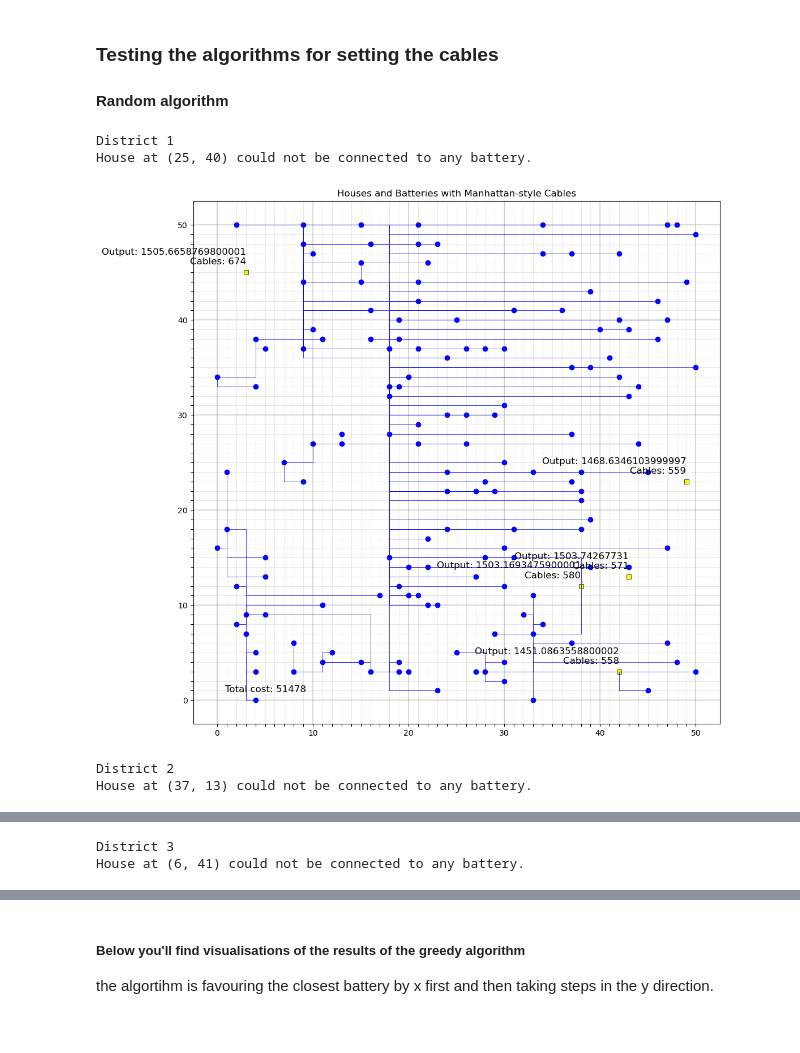
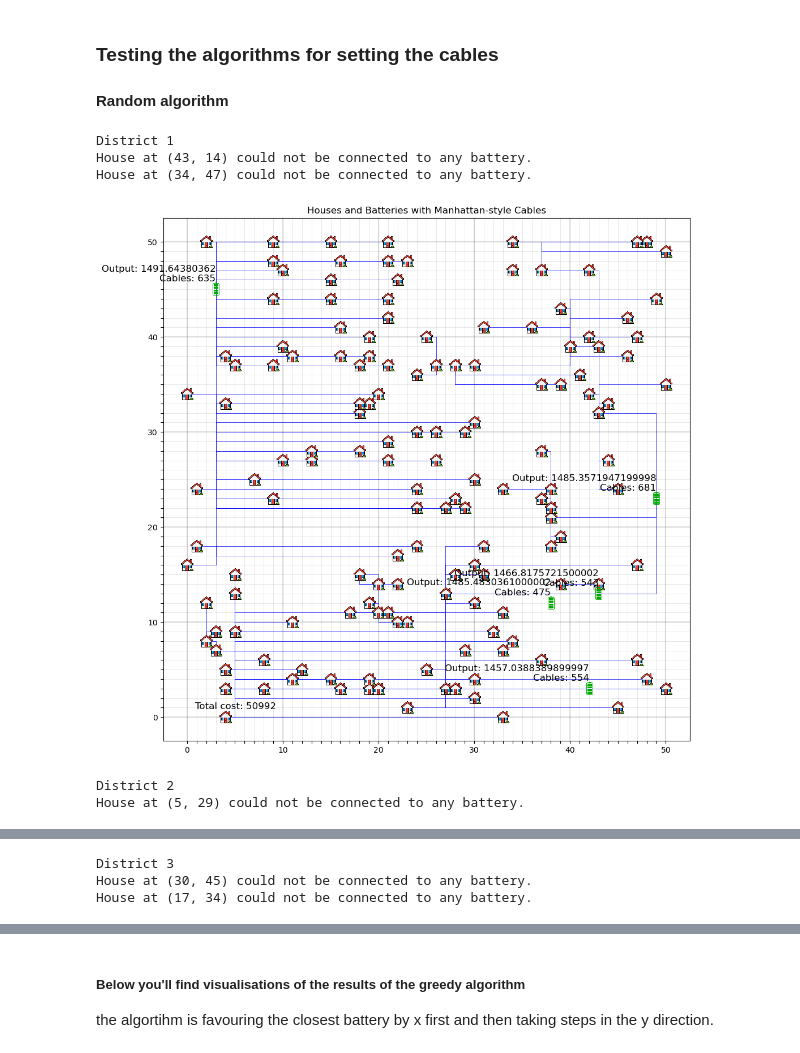
Before and after one commit to AntoniovanDijck/YakuzAI, a Jupyter notebook: demo.ipynb, the cells around one changed output, grey strips where cells are left out. Drawn from its saved outputs; the diff is of its cells as text; code cells hidden in the pictures.

Commit message:
added empty astar module and fixed demo visualize

```diff
--- a/demo.ipynb
+++ b/demo.ipynb
@@ -295,28 +295,29 @@ plt.show()
 # %%
 # Drawing cables for all districts
 districts_houses = [
     'data/Huizen&Batterijen/district_1/district-1_houses.csv',
     'data/Huizen&Batterijen/district_2/district-2_houses.csv',
     'data/Huizen&Batterijen/district_3/district-3_houses.csv'
 ]
 districts_batteries = [
     'data/Huizen&Batterijen/district_1/district-1_batteries.csv',
     'data/Huizen&Batterijen/district_2/district-2_batteries.csv',
     'data/Huizen&Batterijen/district_3/district-3_batteries.csv'
 ]
 # for each district
 for i in range(0, 3):
     print(f'District {i+1}')
     experiment_instance = District(districts_houses[i], districts_batteries[i])
 
     # Apply the Random algorithm to connect houses to batteries
     random_instance = RandomAlgorithm(experiment_instance)
     random_instance.connect_houses_to_batteries()
 
-    draw_cables(experiment_instance)
+    visualize(experiment_instance, i)
 # %% [output]
 District 1
-House at (25, 40) could not be connected to any battery.
+House at (43, 14) could not be connected to any battery.
+House at (34, 47) could not be connected to any battery.
-[figure, old version]
+[figure, new version]
 District 2
-House at (37, 13) could not be connected to any battery.
+House at (5, 29) could not be connected to any battery.
@@ -324,2 +325,3 @@ House at (37, 13) could not be connected to any battery.
 District 3
-House at (6, 41) could not be connected to any battery.
+House at (30, 45) could not be connected to any battery.
+House at (17, 34) could not be connected to any battery.
```
Also changed, not shown: parts of 4 cells of this notebook, 13 other files.
